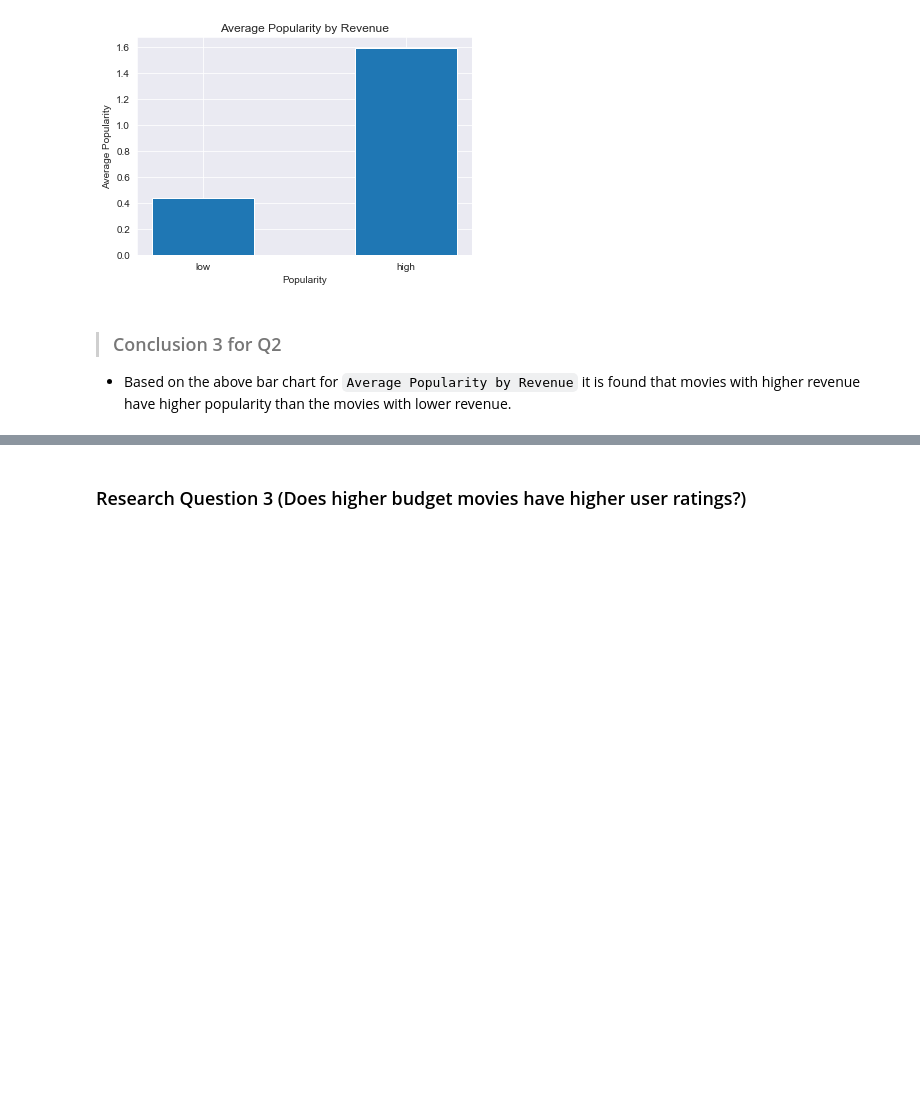
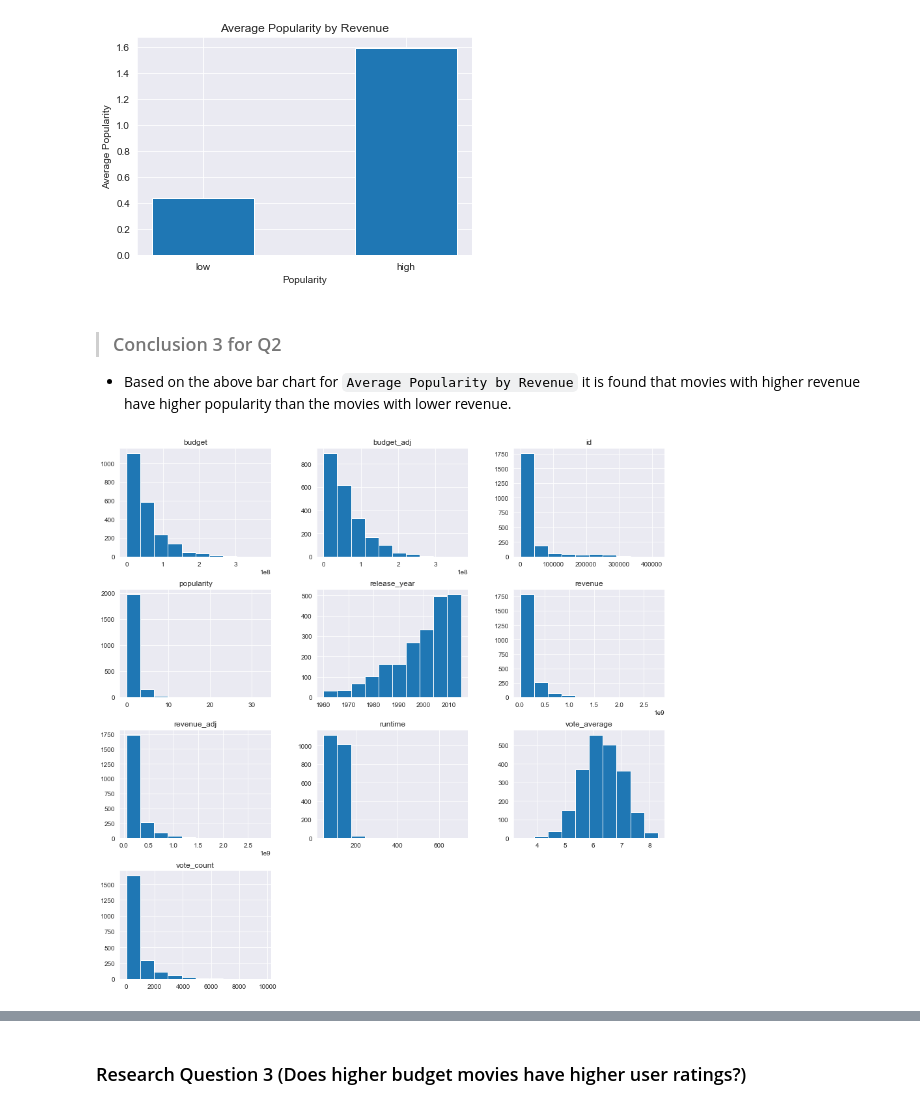
Before and after one commit to ManideepTelukuntla/Investigate-TMDB-Movie-Data, a Jupyter notebook: InvestigateTMDBMovieData.ipynb, the cells around one changed output, grey strips where cells are left out. Saved outputs shown, nothing was run; the diff lists cells and outputs as text; code cells hidden in the pictures; blank space fills up the shorter version.

```diff
--- a/InvestigateTMDBMovieData.ipynb
+++ b/InvestigateTMDBMovieData.ipynb
@@ -416,3 +416,8 @@ plot_chart(locations, labels, heights, xlabel, ylabel, title, width = 0.5)
 # %% [markdown]
 >### Conclusion 3 for Q2
 - Based on the above bar chart for `Average Popularity by Revenue` it is found that movies with higher revenue have higher popularity than the movies with lower revenue.
+# %%
+# plots show distributions of various attributes for movies with higher revenues
+movie_df[movie_df.revenue_adj > 5.705309e+07].hist(figsize = (15, 15));
+# %% [output]
+[figure, added]
```
Also changed, not shown: parts of 1 cell of this notebook.
